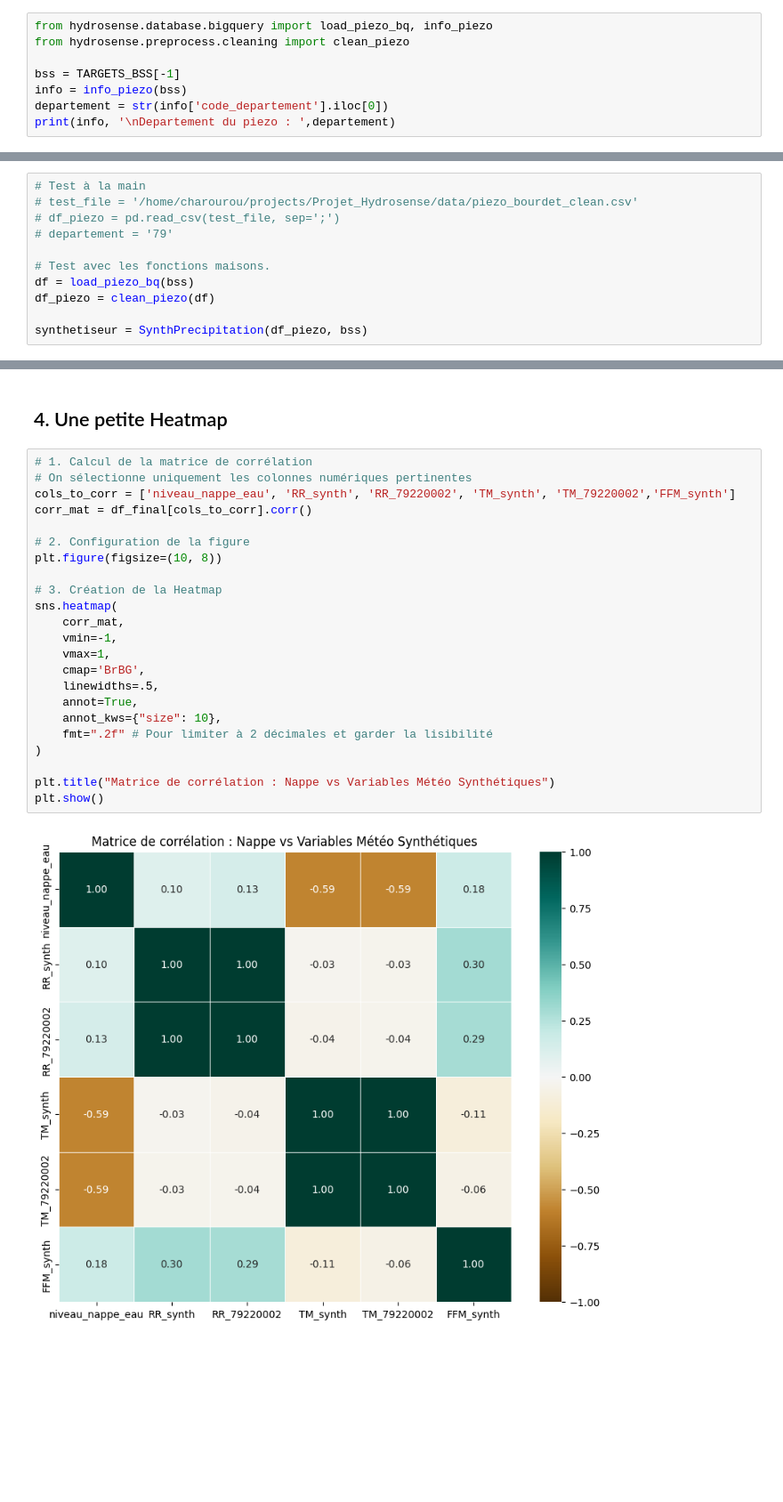
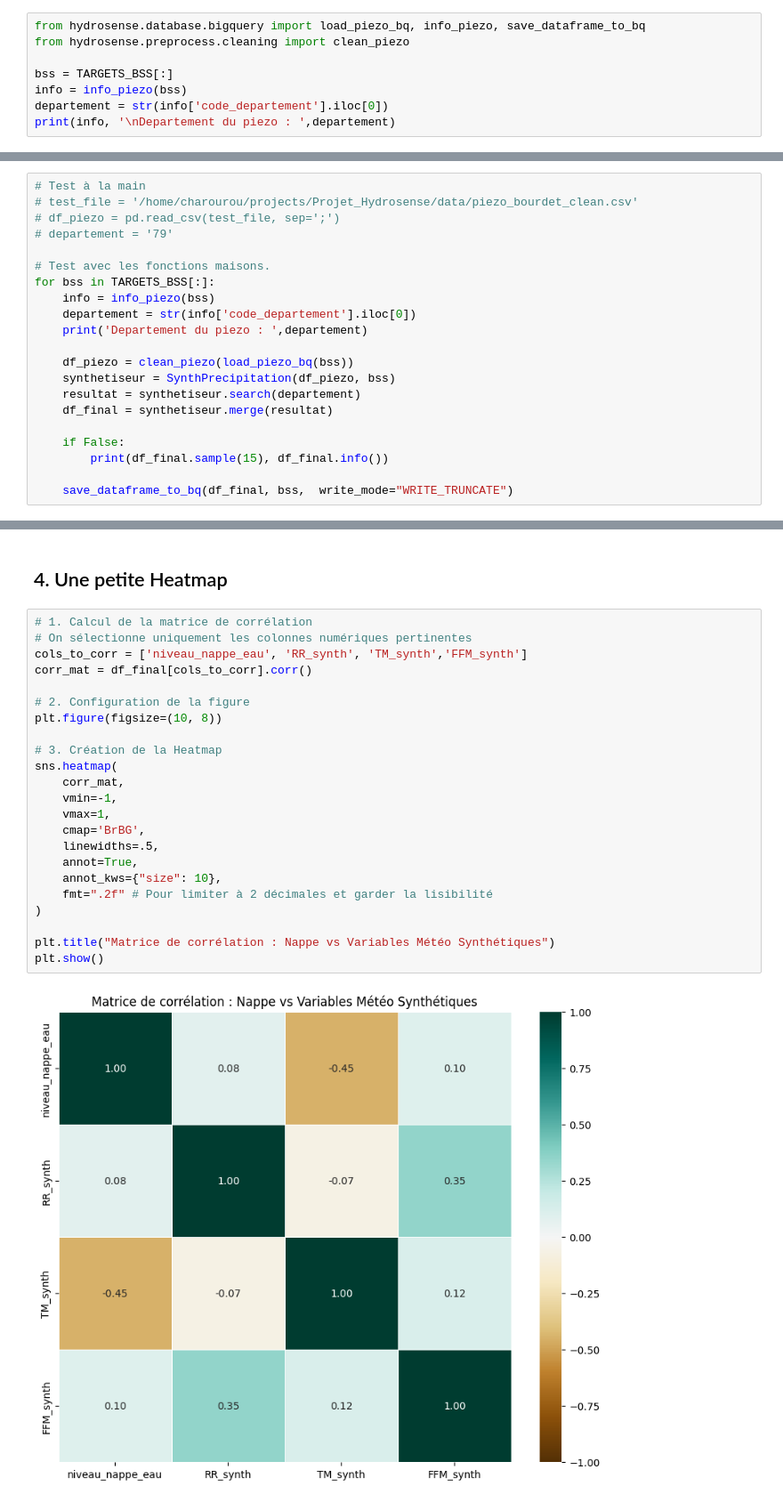
Before and after one commit to charourou/Projet_Hydrosense, a Jupyter notebook: notebooks/meteo_MRI.ipynb, the cells around one changed output, grey strips where cells are left out. Shown at 89% size. Cells and saved outputs as stored; diff of their text form; blank space fills up the shorter version.

```diff
--- a/notebooks/meteo_MRI.ipynb
+++ b/notebooks/meteo_MRI.ipynb
@@ -56,10 +56,10 @@ True
 # %% [markdown]
 ### Import de précipitation sur le piezo
 # %%
-from hydrosense.database.bigquery import load_piezo_bq, info_piezo
+from hydrosense.database.bigquery import load_piezo_bq, info_piezo, save_dataframe_to_bq
 from hydrosense.preprocess.cleaning import clean_piezo
 
-bss = TARGETS_BSS[-1]
+bss = TARGETS_BSS[:]
 info = info_piezo(bss)
 departement = str(info['code_departement'].iloc[0])
 print(info, '\nDepartement du piezo : ',departement)
@@ -86,8 +75,18 @@ Departement du piezo :  40
 # departement = '79'
 
 # Test avec les fonctions maisons.
-df = load_piezo_bq(bss)
-df_piezo = clean_piezo(df)
+for bss in TARGETS_BSS[:]:
+    info = info_piezo(bss)
+    departement = str(info['code_departement'].iloc[0])
+    print('Departement du piezo : ',departement)
 
-synthetiseur = SynthPrecipitation(df_piezo, bss)
+    df_piezo = clean_piezo(load_piezo_bq(bss))
+    synthetiseur = SynthPrecipitation(df_piezo, bss)
+    resultat = synthetiseur.search(departement)
+    df_final = synthetiseur.merge(resultat)
+
+    if False:
+        print(df_final.sample(15), df_final.info())
+
+    save_dataframe_to_bq(df_final, bss,  write_mode="WRITE_TRUNCATE")
 # %% [output]
@@ -296,25 +302,25 @@ Le temps de réponse optimal estimé de la nappe est de 9 jours.
 # %%
 # 1. Calcul de la matrice de corrélation
 # On sélectionne uniquement les colonnes numériques pertinentes
-cols_to_corr = ['niveau_nappe_eau', 'RR_synth', 'RR_79220002', 'TM_synth', 'TM_79220002','FFM_synth']
+cols_to_corr = ['niveau_nappe_eau', 'RR_synth', 'TM_synth','FFM_synth']
 corr_mat = df_final[cols_to_corr].corr()
 
 # 2. Configuration de la figure
 plt.figure(figsize=(10, 8))
 
 # 3. Création de la Heatmap
 sns.heatmap(
     corr_mat,
     vmin=-1,
     vmax=1,
     cmap='BrBG',
     linewidths=.5,
     annot=True,
     annot_kws={"size": 10},
     fmt=".2f" # Pour limiter à 2 décimales et garder la lisibilité
 )
 
 plt.title("Matrice de corrélation : Nappe vs Variables Météo Synthétiques")
 plt.show()
 # %% [output]
-[figure, old version]
+[figure, new version]
```
Also changed, not shown: parts of 10 cells of this notebook.
